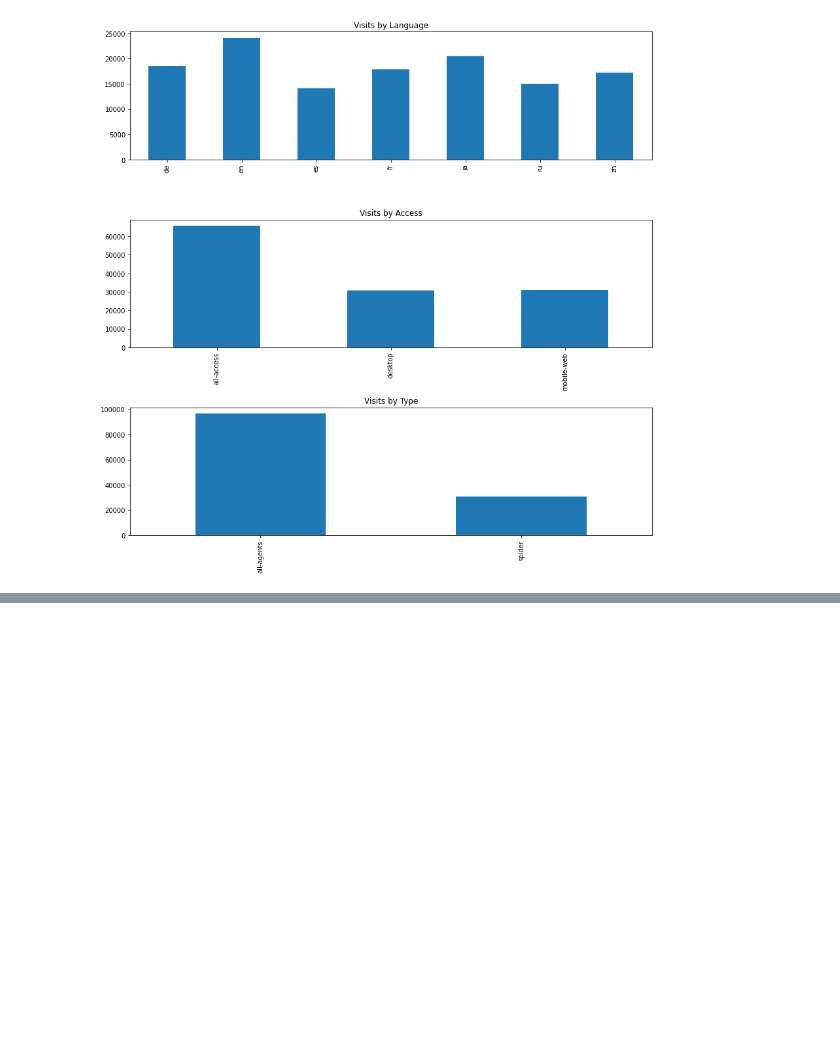
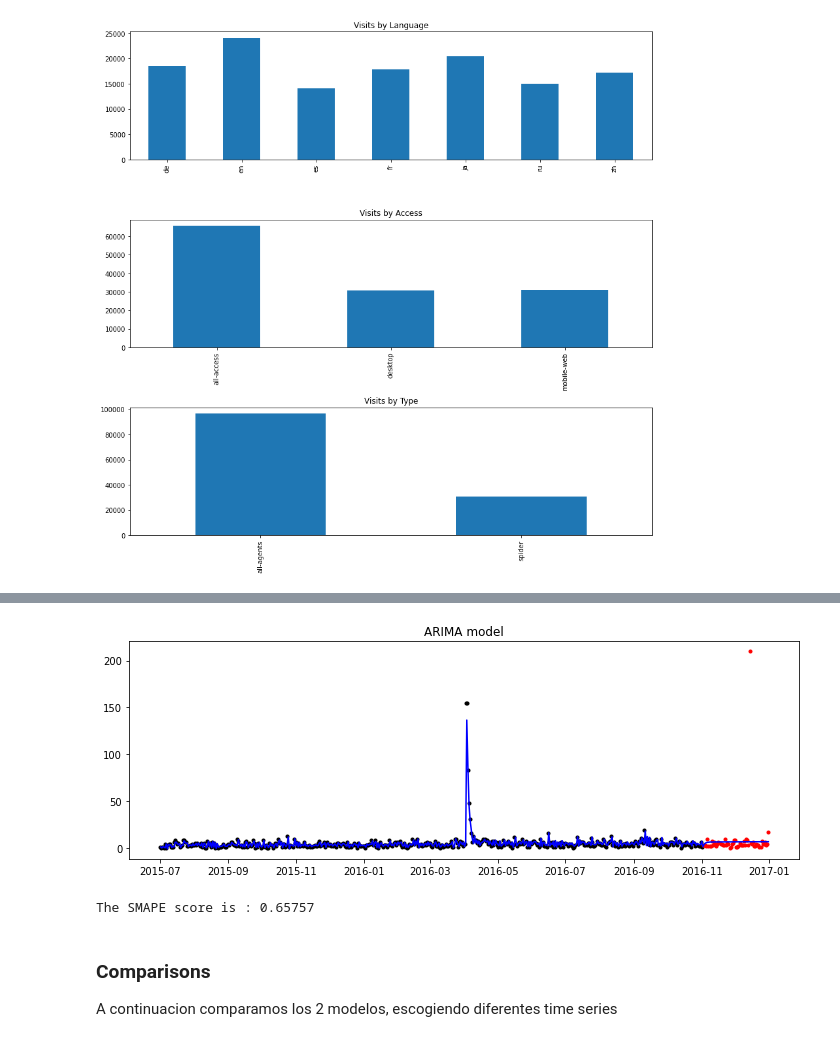
Before and after one commit to davidsantiago46/proyecto-Inteligencia-Artificial, a Jupyter notebook: 1_entregaFinal.ipynb, the cells around one changed output, grey strips where cells are left out. Drawn from its saved outputs; the diff is of its cells as text; code cells hidden in the pictures; blank space fills up the shorter version.

```diff
--- a/1_entregaFinal.ipynb
+++ b/1_entregaFinal.ipynb
@@ -589,0 +451,39 @@ def yearly_model_log(df_train, df_actual, lang, review=False):
+# %%
+from statsmodels.tsa.arima_model import ARIMA
+import warnings
+
+def arima_model(df_train, df_actual, p, d, q, figSize=(12, 4), review=False):
+    df_train = df_train.fillna(0)
+    train_series = df_train.y
+    train_series.index = df_train.ds
+
+    result = None
+    with warnings.catch_warnings():
+        warnings.filterwarnings('ignore')
+        try:
+            arima = ARIMA(train_series ,[p, d, q])
+            result = arima.fit(disp=False)
+        except Exception as e:
+            print('\tARIMA failed', e)
+
+    start_idx = df_train.ds[d]
+    end_idx = df_actual.ds.max()
+    forecast_series = result.predict(start_idx, end_idx,typ='levels')
+
+    actual_series = df_actual.y
+    actual_series.index = pd.to_datetime(df_actual.ds)
+
+    if(review):
+        plot_prediction_and_actual(train_series, forecast_series, actual_series, figSize=figSize, title='ARIMA model')
+
+    return smape_weirdness_fix(forecast_series, actual_series)
+# %%
+score = arima_model(sample_df_train.copy(), sample_df_actual.copy(), 2, 1, 2, review=True)
+print("The SMAPE score is : %.5f" % score)
+# %% [output]
+[figure, added]
+The SMAPE score is : 0.65757
+# %% [markdown]
+### Comparisons
+
+A continuacion comparamos los 2 modelos, escogiendo diferentes time series
```
Also changed, not shown: parts of 34 cells of this notebook.
